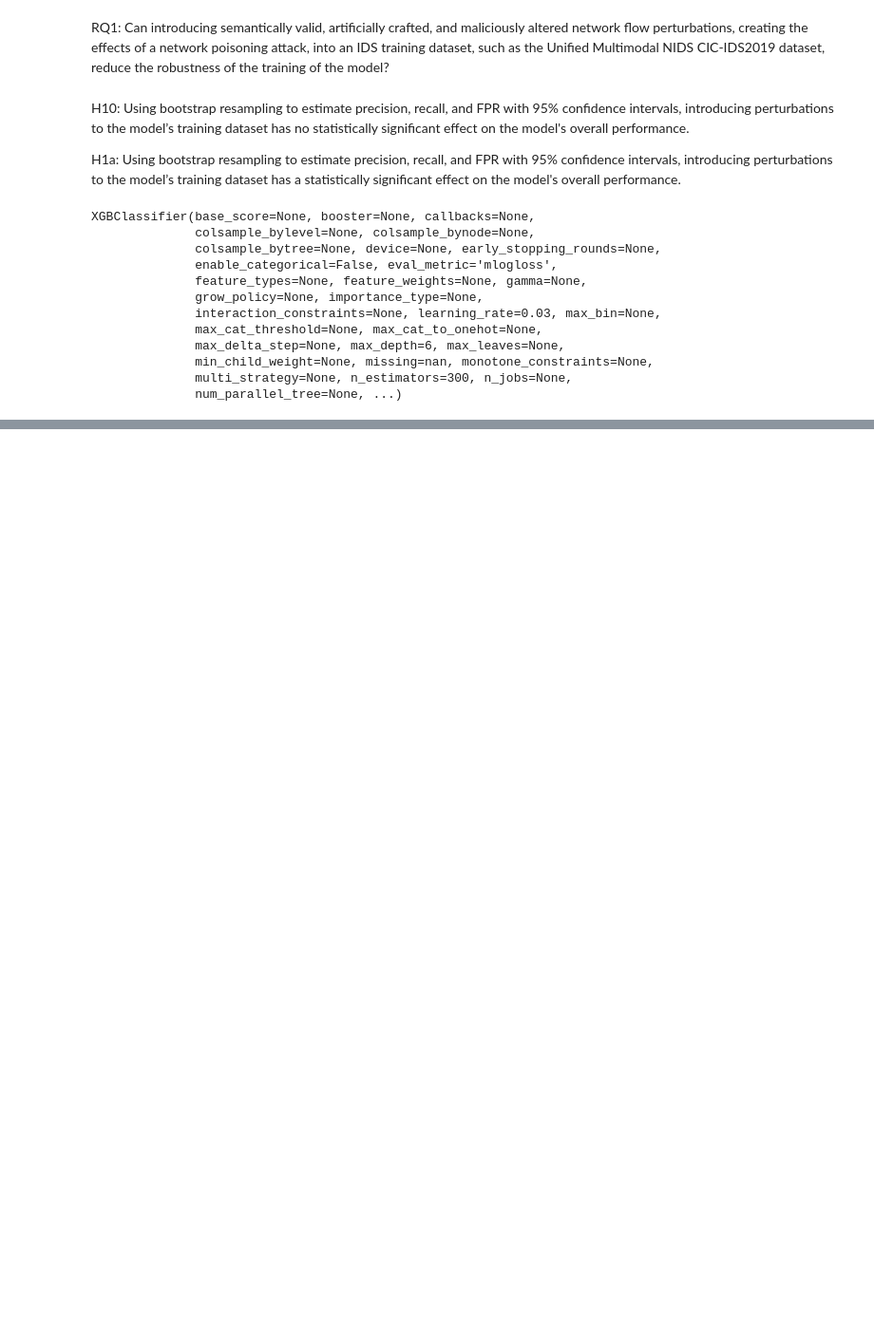
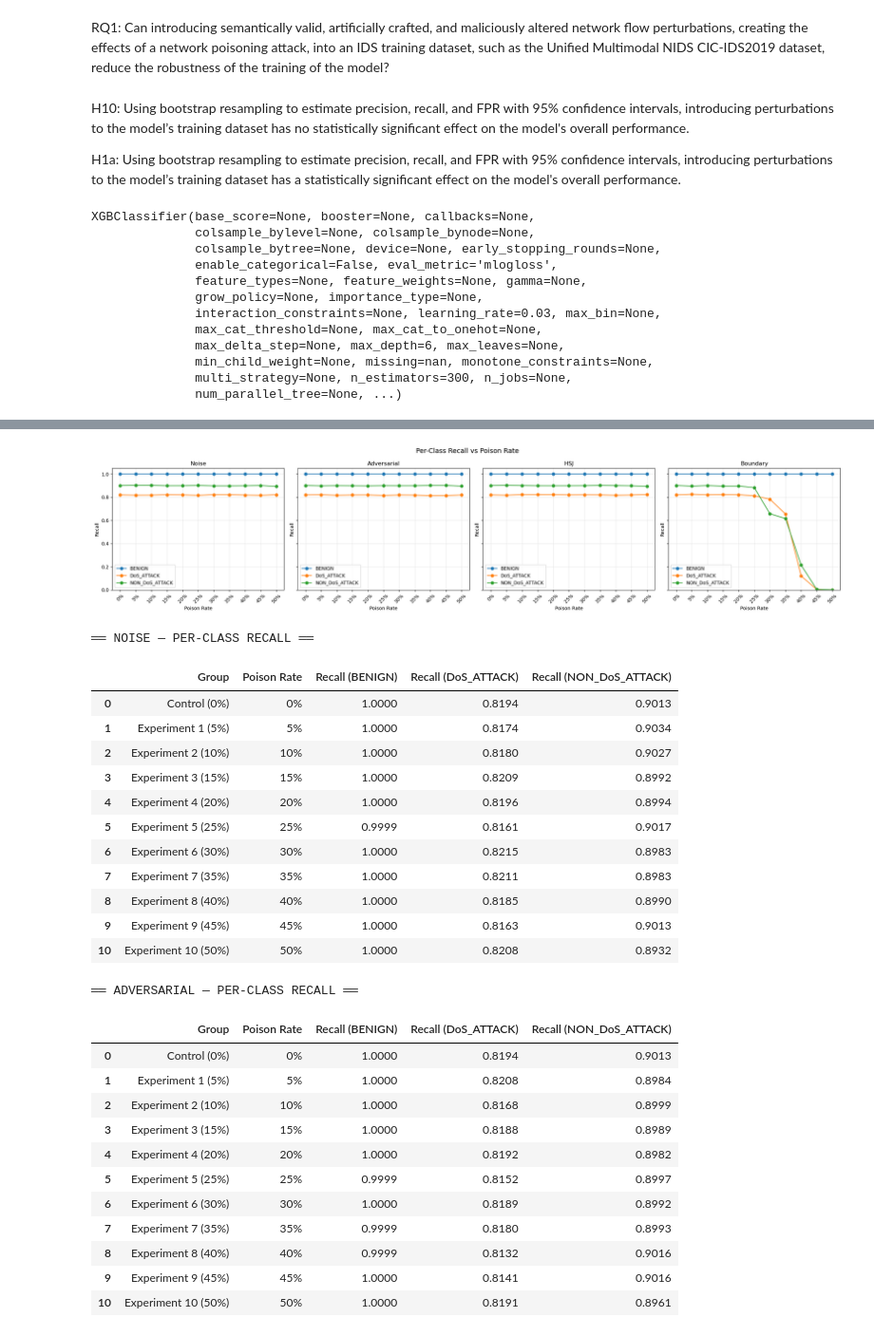
Before and after one commit to NU-Academics/DIS_Hughen, a Jupyter notebook: RQ1.ipynb, the cells around one changed output, grey strips where cells are left out. Shown at 95% size. Drawn from its saved outputs; the diff is of its cells as text; code cells hidden in the pictures; blank space fills up the shorter version.

```diff
--- a/RQ1.ipynb
+++ b/RQ1.ipynb
@@ -87,5 +111,5 @@ plt.show()
 # %%
-noise_df = pd.read_csv("noise_epsilon_0.3.csv")
+noise_df = pd.read_csv("noise_epsilon_0.2.csv")
 noise_X = noise_df.drop(columns=["true_label","y_pred"], errors="ignore").select_dtypes(include=[np.number])
 noise_X.replace([np.inf, -np.inf], np.nan, inplace=True)
 noise_X.fillna(0, inplace=True)
@@ -118,10 +142,9 @@ NON_DoS_ATTACK       0.21      0.56      0.31      7101
 # %%
-adv_df = pd.read_csv("adversarial_epsilon_0.1.csv")
-adv_X = adv_df.drop(columns=["true_label","y_pred"], errors="ignore").select_dtypes(include=[np.number])
+adv_df = pd.read_csv("adversarial_epsilon_0.2.csv")
+adv_X = adv_df.drop(columns=["true_label","pred_clean", "pred_adv"], errors="ignore").select_dtypes(include=[np.number])
 adv_X.replace([np.inf, -np.inf], np.nan, inplace=True)
 adv_X.fillna(0, inplace=True)
 adv_y = adv_df["true_label"].reset_index(drop=True).values
-adv_y_pred = adv_df["y_pred"].reset_index(drop=True).values
 adv_X = adv_X.astype("float32")
 adv_pred = model.predict(adv_X)
 adv_prob = model.predict_proba(adv_X)
@@ -378,0 +452,73 @@ for source_name, results in all_results.items():
+# %%
+from sklearn.metrics import recall_score
+import matplotlib.pyplot as plt
+
+class_names = le.classes_
+poison_labels = [f"{int(v*100)}%" for v in GROUPS.values()]
+
+fig, axes = plt.subplots(1, 4, figsize=(22, 5), sharey=True)
+fig.suptitle("Per-Class Recall vs Poison Rate", fontsize=14)
+
+for ax, source_name in zip(axes, ["Noise", "Adversarial", "HSJ", "Boundary"]):
+    per_class_recall = {c: [] for c in class_names}
+    for group_name in GROUPS:
+        y_pred = group_preds[source_name][group_name]
+        for i, cls in enumerate(class_names):
+            mask = y_test == i
+            if mask.sum() == 0:
+                per_class_recall[cls].append(np.nan)
+            else:
+                per_class_recall[cls].append(np.mean(y_pred[mask] == i))
+
+    for cls in class_names:
+        ax.plot(poison_labels, per_class_recall[cls], marker="o", label=cls)
+    ax.set_title(source_name)
+    ax.set_xlabel("Poison Rate")
+    ax.set_ylabel("Recall")
+    ax.set_ylim(0, 1.05)
+    ax.legend()
+    ax.tick_params(axis="x", rotation=45)
+    ax.grid(True, alpha=0.3)
+
+plt.tight_layout()
+plt.show()
+
+for source_name in ["Noise", "Adversarial", "HSJ", "Boundary"]:
+    print(f"\n══ {source_name.upper()} — PER-CLASS RECALL ══")
+    rows = []
+    for group_name, poison_rate in GROUPS.items():
+        y_pred = group_preds[source_name][group_name]
+        row = {"Group": group_name, "Poison Rate": f"{int(poison_rate*100)}%"}
+        for i, cls in enumerate(class_names):
+            mask = y_test == i
+            row[f"Recall ({cls})"] = round(np.mean(y_pred[mask] == i), 4) if mask.sum() > 0 else np.nan
+        rows.append(row)
+    display(pd.DataFrame(rows))
+# %% [output]
+[figure, added]
+══ NOISE — PER-CLASS RECALL ══
+|  | Group | Poison Rate | Recall (BENIGN) | Recall (DoS_ATTACK) | Recall (NON_DoS_ATTACK) |
+| 0 | Control (0%) | 0% | 1.0000 | 0.8194 | 0.9013 |
+| 1 | Experiment 1 (5%) | 5% | 1.0000 | 0.8174 | 0.9034 |
+| 2 | Experiment 2 (10%) | 10% | 1.0000 | 0.8180 | 0.9027 |
+| 3 | Experiment 3 (15%) | 15% | 1.0000 | 0.8209 | 0.8992 |
+| 4 | Experiment 4 (20%) | 20% | 1.0000 | 0.8196 | 0.8994 |
+| 5 | Experiment 5 (25%) | 25% | 0.9999 | 0.8161 | 0.9017 |
+| 6 | Experiment 6 (30%) | 30% | 1.0000 | 0.8215 | 0.8983 |
+| 7 | Experiment 7 (35%) | 35% | 1.0000 | 0.8211 | 0.8983 |
+| 8 | Experiment 8 (40%) | 40% | 1.0000 | 0.8185 | 0.8990 |
+| 9 | Experiment 9 (45%) | 45% | 1.0000 | 0.8163 | 0.9013 |
+| 10 | Experiment 10 (50%) | 50% | 1.0000 | 0.8208 | 0.8932 |
+══ ADVERSARIAL — PER-CLASS RECALL ══
+|  | Group | Poison Rate | Recall (BENIGN) | Recall (DoS_ATTACK) | Recall (NON_DoS_ATTACK) |
+| 0 | Control (0%) | 0% | 1.0000 | 0.8194 | 0.9013 |
+| 1 | Experiment 1 (5%) | 5% | 1.0000 | 0.8208 | 0.8984 |
+| 2 | Experiment 2 (10%) | 10% | 1.0000 | 0.8168 | 0.8999 |
+| 3 | Experiment 3 (15%) | 15% | 1.0000 | 0.8188 | 0.8989 |
+| 4 | Experiment 4 (20%) | 20% | 1.0000 | 0.8192 | 0.8982 |
+| 5 | Experiment 5 (25%) | 25% | 0.9999 | 0.8152 | 0.8997 |
+| 6 | Experiment 6 (30%) | 30% | 1.0000 | 0.8189 | 0.8992 |
+| 7 | Experiment 7 (35%) | 35% | 0.9999 | 0.8180 | 0.8993 |
+| 8 | Experiment 8 (40%) | 40% | 0.9999 | 0.8132 | 0.9016 |
+| 9 | Experiment 9 (45%) | 45% | 1.0000 | 0.8141 | 0.9016 |
+| 10 | Experiment 10 (50%) | 50% | 1.0000 | 0.8191 | 0.8961 |
```
Also changed, not shown: parts of 15 cells of this notebook, 29 other files.
